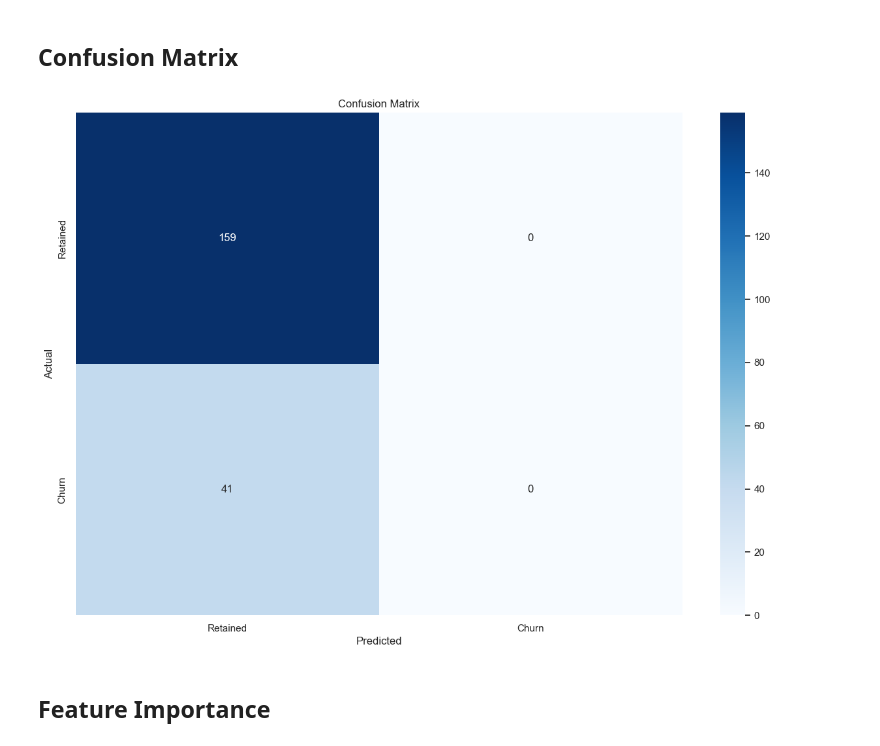
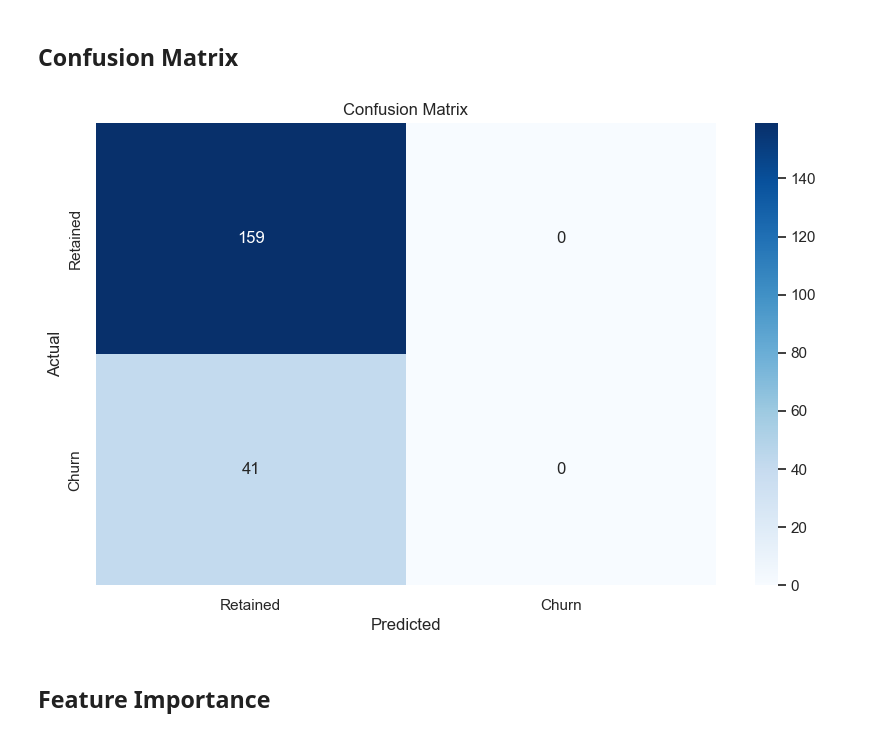
Before and after one commit to Pranav-1719/Data-Science-Machine-Learning, a Jupyter notebook: Customer-Churn-Prediction/Customer Churn Prediction and Behavior Analysis.ipynb, the cells around one changed output. Saved outputs shown, nothing was run; the diff lists cells and outputs as text; code cells hidden in the pictures.

```diff
--- a/Customer-Churn-Prediction/Customer Churn Prediction and Behavior Analysis.ipynb
+++ b/Customer-Churn-Prediction/Customer Churn Prediction and Behavior Analysis.ipynb
@@ -737,24 +656,24 @@ plt.show()
 # %% [markdown]
 <h2>Confusion Matrix
 # %%
-plt.figure(figsize=(15,10))
+plt.figure(figsize=(10,6))
 
 sns.heatmap(
     cm,
     annot=True,
     fmt='d',
     cmap='Blues',
     xticklabels=['Retained', 'Churn'],
     yticklabels=['Retained', 'Churn']
 )
 
 plt.title("Confusion Matrix")
 plt.xlabel("Predicted")
 plt.ylabel("Actual")
 
 plt.show()
 # %% [output]
-[figure, old version]
+[figure, new version]
 # %% [markdown]
 <h2>Feature Importance
 # %%
```
Also changed, not shown: parts of 25 cells of this notebook.
